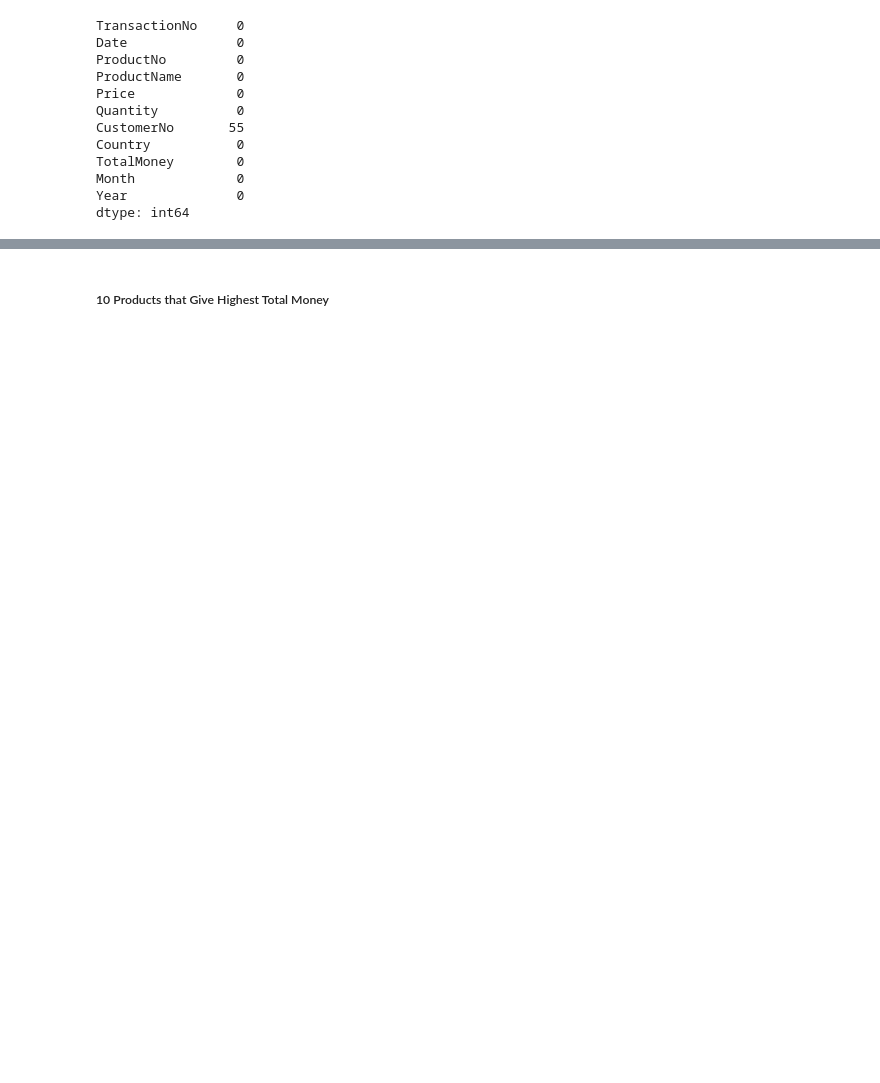
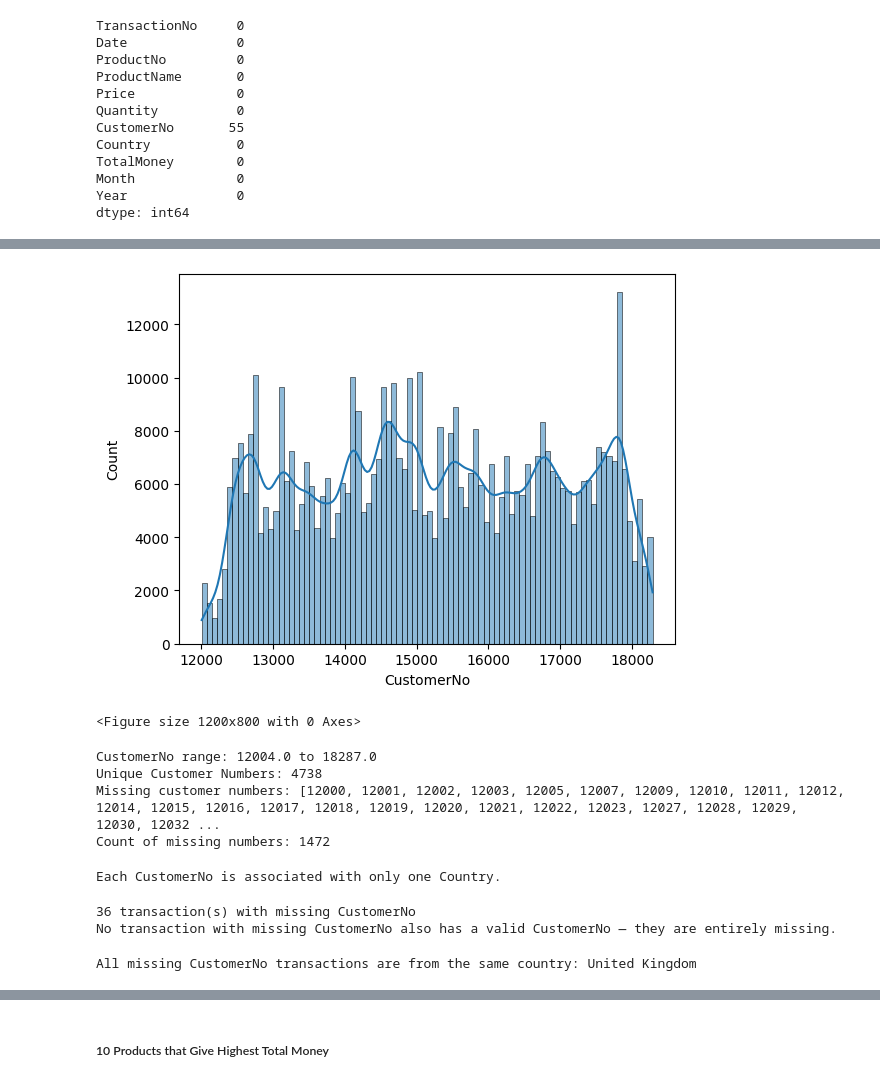
Before and after one commit to xrhahelry/Data-Driven-Insights-and-Customer-Segmentation-for-E-Commerce-Growth, a Jupyter notebook: eda.ipynb, the cells around one changed output, grey strips where cells are left out. Saved outputs shown, nothing was run; the diff lists cells and outputs as text; code cells hidden in the pictures; blank space fills up the shorter version.

Commit message:
customer number verification

```diff
--- a/eda.ipynb
+++ b/eda.ipynb
@@ -9,7 +9,7 @@ import datetime as dt
 # %% [markdown]
 ### Data loading and proprocessing
 # %%
-df = pd.read_csv(r'C:\Users\acer\Desktop\5th Semester\Data Mining\project\Sales Transaction v.4a.csv')
+df = pd.read_csv('Sales Transaction v.4a.csv')
 df.head()
 # %% [output]
 |  | TransactionNo | Date | ProductNo | ProductName | Price | Quantity | CustomerNo | Country |
@@ -91,7 +94,3 @@ TotalMoney        0
 Month             0
 Year              0
 dtype: int64
-# %%
-# Delete /  Drop Unecessary Data
-df = df.drop(['CustomerNo'], axis = 1)
-df.head()
@@ -106,0 +101,65 @@ df.head()
+# %%
+sns.histplot(df['CustomerNo'], kde=True)
+plt.figure(figsize=(12,8))
+plt.show()
+
+min_customer = df['CustomerNo'].min()
+max_customer = df['CustomerNo'].max()
+print(f"CustomerNo range: {min_customer} to {max_customer}")
+
+unique_customers = df['CustomerNo'].nunique()
+print(f"Unique Customer Numbers: {unique_customers}")
+
+all_customers = set(range(12000, 18001))  # inclusive
+actual_customers = set(df['CustomerNo'].unique())
+
+missing_customers = all_customers - actual_customers
+print(f"Missing customer numbers: {sorted(missing_customers)}")
+print(f"Count of missing numbers: {len(missing_customers)}")
+# %% [output]
+[figure, added]
+<Figure size 1200x800 with 0 Axes>
+CustomerNo range: 12004.0 to 18287.0
+Unique Customer Numbers: 4738
+Missing customer numbers: [12000, 12001, 12002, 12003, 12005, 12007, 12009, 12010, 12011, 12012, 12014, 12015, 12016, 12017, 12018, 12019, 12020, 12021, 12022, 12023, 12027, 12028, 12029, 12030, 12032 ...
+Count of missing numbers: 1472
+# %%
+country_counts = df.groupby('CustomerNo')['Country'].nunique()
+suspicious_customers = country_counts[country_counts > 1]
+if len(suspicious_customers) == 0:
+    print("Each CustomerNo is associated with only one Country.")
+else:
+    print("Some CustomerNo values are associated with multiple Countries.")
+    print(suspicious_customers)
+# %% [output]
+Each CustomerNo is associated with only one Country.
+# %%
+missing_cust_rows = df[df['CustomerNo'].isna()]
+transactions_with_missing = missing_cust_rows['TransactionNo'].unique()
+print(f"{len(transactions_with_missing)} transaction(s) with missing CustomerNo")
+
+multi_customer_transactions = []
+for txn in transactions_with_missing:
+    txn_rows = df[df['TransactionNo'] == txn]
+    if txn_rows['CustomerNo'].notna().any():
+        multi_customer_transactions.append(txn)
+
+if len(transactions_with_missing) == 1:
+    print("Missing CustomerNo occurs only in a single transaction.")
+elif len(multi_customer_transactions) == 0:
+    print("No transaction with missing CustomerNo also has a valid CustomerNo — they are entirely missing.")
+else:
+    print("Some transactions with missing CustomerNo also have valid CustomerNo in other rows:")
+    print(multi_customer_transactions)
+# %% [output]
+36 transaction(s) with missing CustomerNo
+No transaction with missing CustomerNo also has a valid CustomerNo — they are entirely missing.
+# %%
+unique_countries = missing_cust_rows['Country'].dropna().unique()
+
+if len(unique_countries) == 1:
+    print(f"All missing CustomerNo transactions are from the same country: {unique_countries[0]}")
+else:
+    print(f"Missing CustomerNo transactions are from multiple countries: {unique_countries}")
+# %% [output]
+All missing CustomerNo transactions are from the same country: United Kingdom
```
Also changed, not shown: parts of 19 cells of this notebook.
